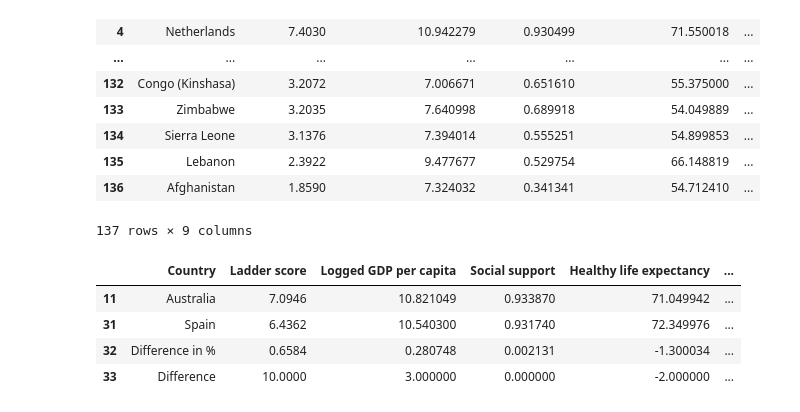
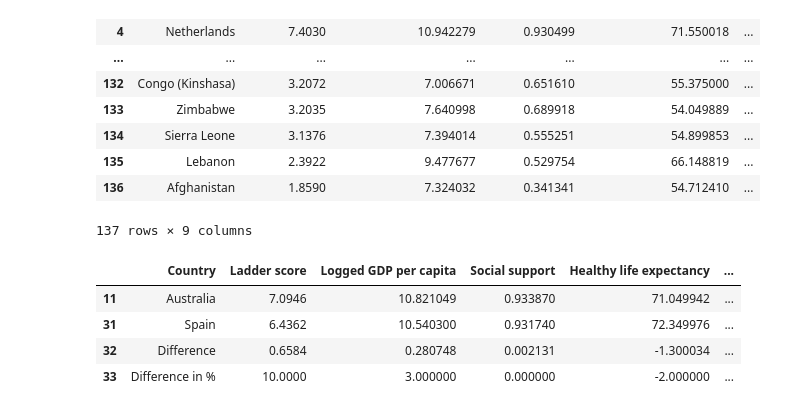
Before and after one commit to Futurartina/Powering_Recycling_in_Spain, a Jupyter notebook: Notebooks/Happiness_Index.ipynb, the cells around one changed output. Cells and saved outputs as stored; diff of their text form; code cells hidden in the pictures.

```diff
--- a/Notebooks/Happiness_Index.ipynb
+++ b/Notebooks/Happiness_Index.ipynb
@@ -57,21 +57,21 @@ happiness.to_csv(r"..\CSV\Hapiness_Index.csv", index=False)
 # %%
 selected_happiness = happiness.loc[happiness['Country'].isin(['Spain', 'Australia'])].copy()
 numeric_cols = selected_happiness.columns[1:]
 new_row = selected_happiness[numeric_cols].iloc[0] - selected_happiness[numeric_cols].iloc[1]
 selected_happiness.loc[selected_happiness.index[-1] + 1] = selected_happiness.iloc[-1].copy()
 selected_happiness.loc[selected_happiness.index[-1], numeric_cols] = new_row.values
 selected_happiness.loc[32, 'Country'] = 'Difference'
 numeric_cols_ = selected_happiness.columns[1:]
 new_row_ = (selected_happiness[numeric_cols_].iloc[2] / selected_happiness[numeric_cols_].iloc[1]).round(2)*100
 selected_happiness.loc[selected_happiness.index[-1] + 1] = selected_happiness.iloc[-1].copy()
 selected_happiness.loc[selected_happiness.index[-1], numeric_cols_] = new_row_.values
-selected_happiness.loc[32, 'Country'] = 'Difference in %'
+selected_happiness.loc[33, 'Country'] = 'Difference in %'
 selected_happiness
 # %% [output]
 |  | Country | Ladder score | Logged GDP per capita | Social support | Healthy life expectancy | ... |
 | 11 | Australia | 7.0946 | 10.821049 | 0.933870 | 71.049942 | ... |
 | 31 | Spain | 6.4362 | 10.540300 | 0.931740 | 72.349976 | ... |
-| 32 | Difference in % | 0.6584 | 0.280748 | 0.002131 | -1.300034 | ... |
-| 33 | Difference | 10.0000 | 3.000000 | 0.000000 | -2.000000 | ... |
+| 32 | Difference | 0.6584 | 0.280748 | 0.002131 | -1.300034 | ... |
+| 33 | Difference in % | 10.0000 | 3.000000 | 0.000000 | -2.000000 | ... |
 # %%
 selected_happiness.to_csv(r"..\CSV\benchmarking_happiness.csv", index=False)
```
Also changed, not shown: 13 other files.
